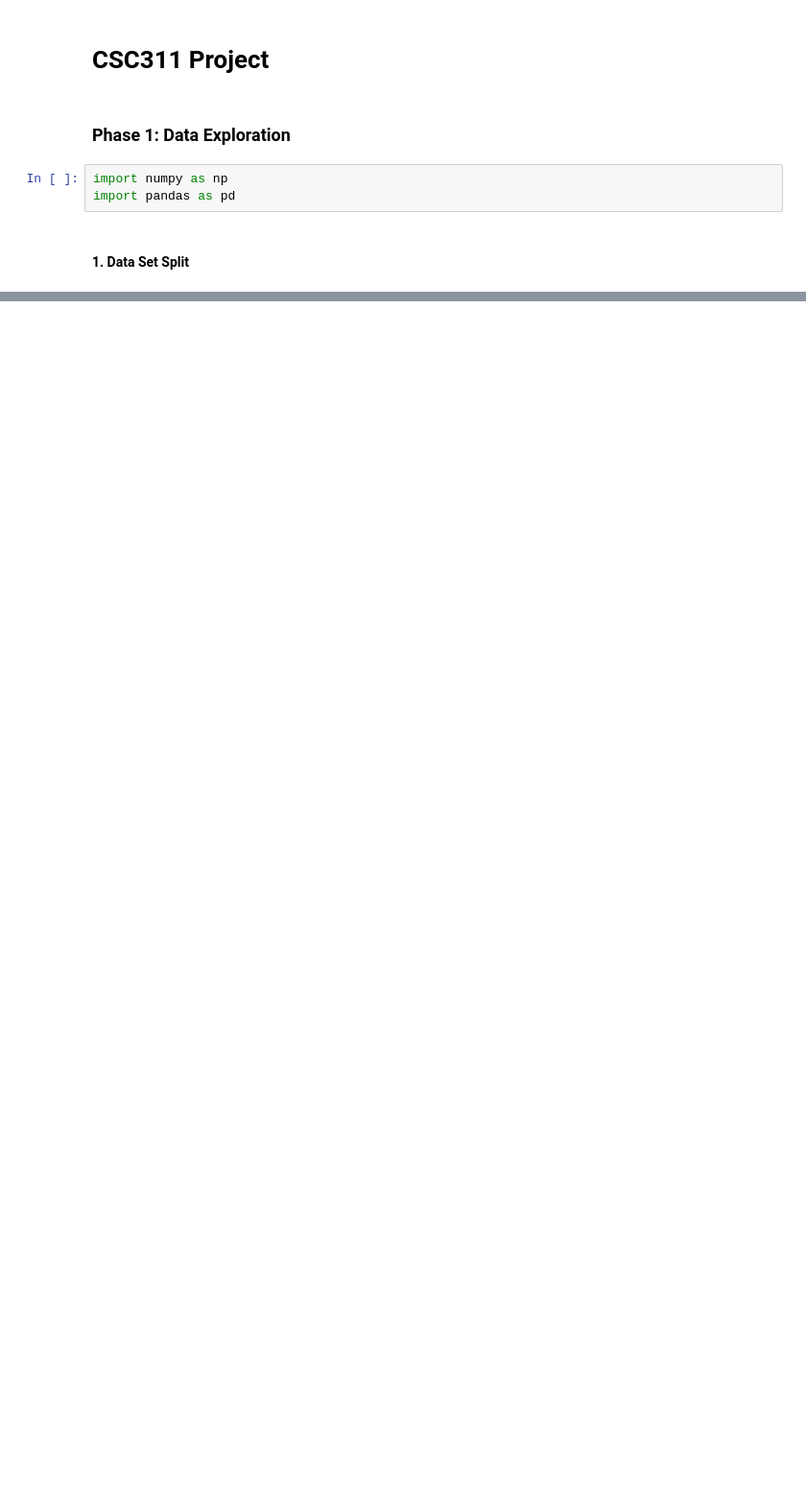
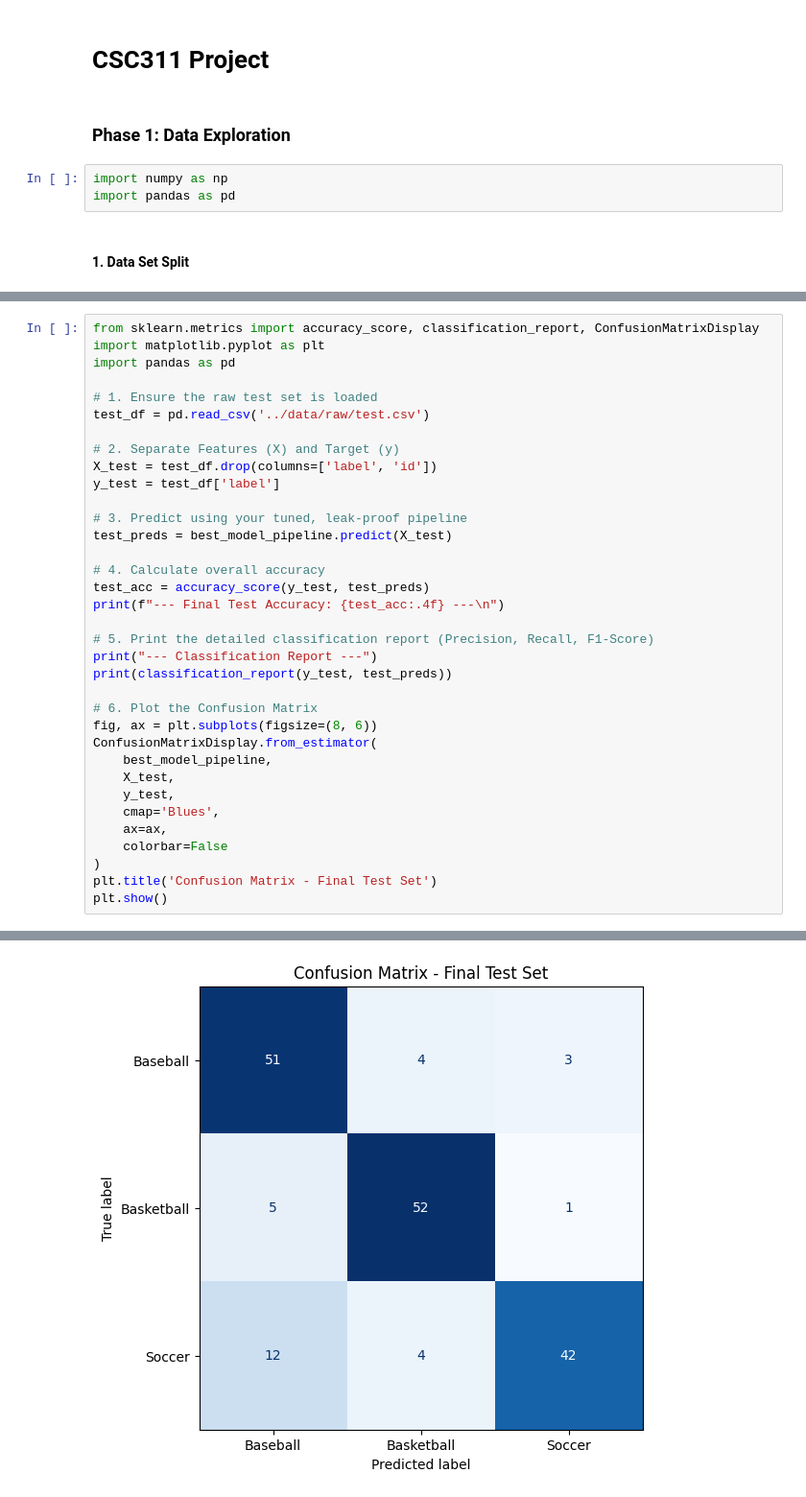
Before and after one commit to Lapis-Lazuli-31415/CSC311-Project, a Jupyter notebook: src/data_exploration.ipynb, the cells around one changed output, grey strips where cells are left out. Shown at 96% size. Cells and saved outputs as stored; diff of their text form; blank space fills up the shorter version.

```diff
--- a/src/data_exploration.ipynb
+++ b/src/data_exploration.ipynb
@@ -51,0 +422,36 @@ Datasets successfully saved to data/raw/
+# %%
+from sklearn.metrics import accuracy_score, classification_report, ConfusionMatrixDisplay
+import matplotlib.pyplot as plt
+import pandas as pd
+
+# 1. Ensure the raw test set is loaded
+test_df = pd.read_csv('../data/raw/test.csv')
+
+# 2. Separate Features (X) and Target (y)
+X_test = test_df.drop(columns=['label', 'id'])
+y_test = test_df['label']
+
+# 3. Predict using your tuned, leak-proof pipeline
+test_preds = best_model_pipeline.predict(X_test)
+
+# 4. Calculate overall accuracy
+test_acc = accuracy_score(y_test, test_preds)
+print(f"--- Final Test Accuracy: {test_acc:.4f} ---\n")
+
+# 5. Print the detailed classification report (Precision, Recall, F1-Score)
+print("--- Classification Report ---")
+print(classification_report(y_test, test_preds))
+
+# 6. Plot the Confusion Matrix
+fig, ax = plt.subplots(figsize=(8, 6))
+ConfusionMatrixDisplay.from_estimator(
+    best_model_pipeline,
+    X_test,
+    y_test,
+    cmap='Blues',
+    ax=ax,
+    colorbar=False
+)
+plt.title('Confusion Matrix - Final Test Set')
+plt.show()
+# %% [output]
@@ -51,0 +470 @@ Datasets successfully saved to data/raw/
+[figure, added]
```
Also changed, not shown: parts of 21 cells of this notebook, 5 other files.
